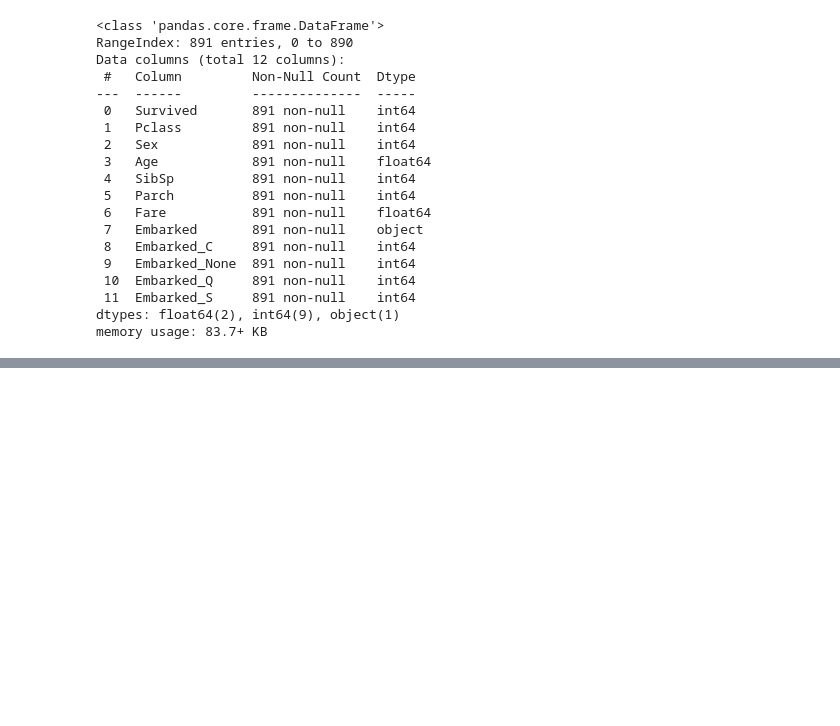
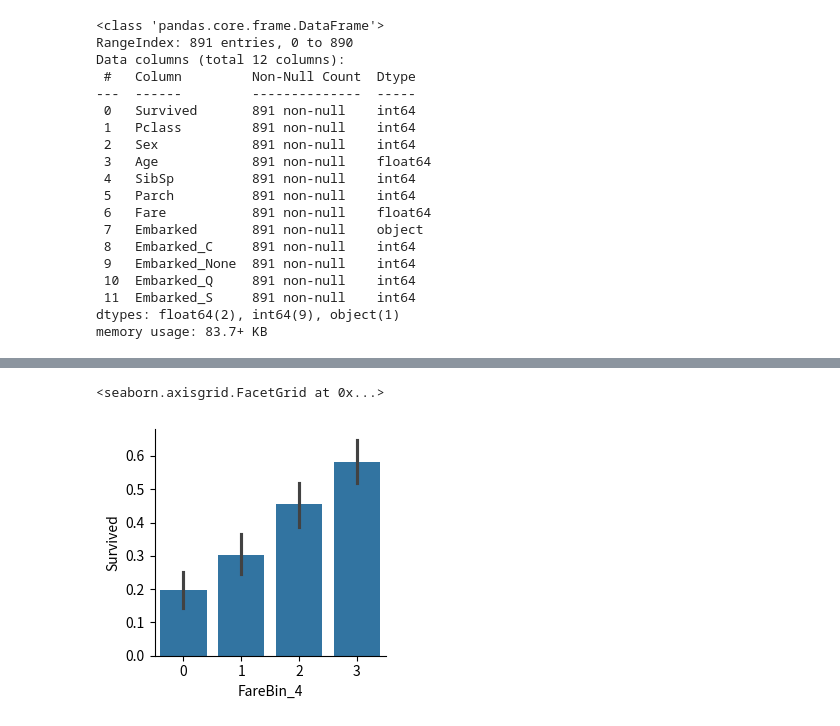
Before and after one commit to Shenghao27/titanic-analysis, a Jupyter notebook: 專題實作_01_鐵達尼號存活預測.ipynb, the cells around one changed output, grey strips where cells are left out. Cells and saved outputs as stored; diff of their text form; code cells hidden in the pictures; blank space fills up the shorter version.

```diff
--- a/專題實作_01_鐵達尼號存活預測.ipynb
+++ b/專題實作_01_鐵達尼號存活預測.ipynb
@@ -533,0 +563,6 @@ print(scores)
+# %%
+#分成五類，罕見稱謂,Mr、Mrs、Miss、Master、Rare
+df_train['Title'] = df_train.Title.replace( ['Don','Rev','Dr','Major','Lady','Sir','Col','Capt','the Countess','Jonkheer','Dona'], 'Rare' )
+df_train['Title'] = df_train.Title.replace( ['Ms','Mlle'], 'Miss' )
+df_train['Title'] = df_train.Title.replace( 'Mme', 'Mrs' )
+df_train['Title'].unique()
@@ -533,0 +595,16 @@ print(scores)
+# %%
+# 選用Name的Title+Age建立特徵
+df_train['Age_Mean_by_title'] = df_train.groupby('Title')['Age'].transform('mean').round(3)
+df_train['Age_Median_by_title'] = df_train.groupby('Title')['Age'].transform('median').round(3)
+
+# Age的補值使用Median
+df_train['Age_Median'] = df_train['Age'].fillna(df_train['Age'].median())
+
+# 票價有偏，取自然對數(log1p)的特徵
+df_train['Fare_log']=np.log1p(df_train['Fare'])
+
+# Making Bins: 連續轉離散
+df_train['FareBin_3'] = pd.qcut(df_train['Fare'], 3,labels=False)
+df_train['FareBin_4'] = pd.qcut(df_train['Fare'], 4,labels=False)
+df_train['FareBin_5'] = pd.qcut(df_train['Fare'], 5,labels=False)
+df_train['FareBin_6'] = pd.qcut(df_train['Fare'], 6,labels=False)
@@ -533,0 +623,21 @@ print(scores)
+# %%
+# 繪製長條圖
+sns.catplot(
+    data=df_train,
+    x='FareBin_4',
+    y='Survived',
+    kind='bar',
+    height=3,
+    aspect=1
+)
+
+# plt.title('Survival Rate by FareBin_3')
+# plt.ylabel('Survival Rate')
+# plt.xlabel('Fare Group')
+# plt.grid(axis='y', linestyle='--', alpha=0.7)
+# plt.ylim(0, 1)
+# plt.tight_layout()
+# plt.show()
+# %% [output]
+<seaborn.axisgrid.FacetGrid at 0x...>
+[figure, added]
```
Also changed, not shown: parts of 26 cells of this notebook.
